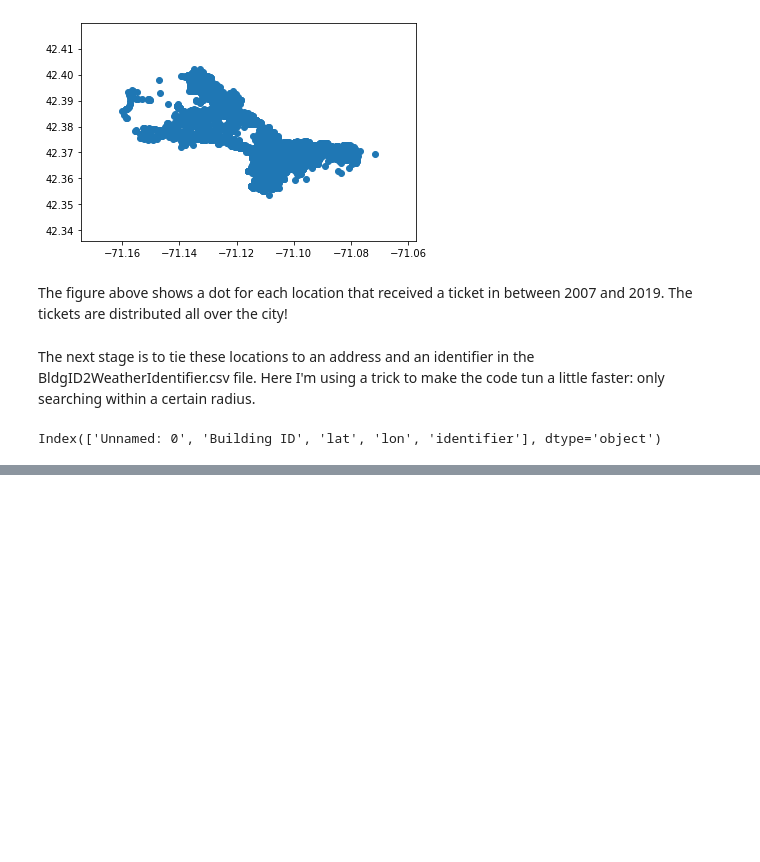
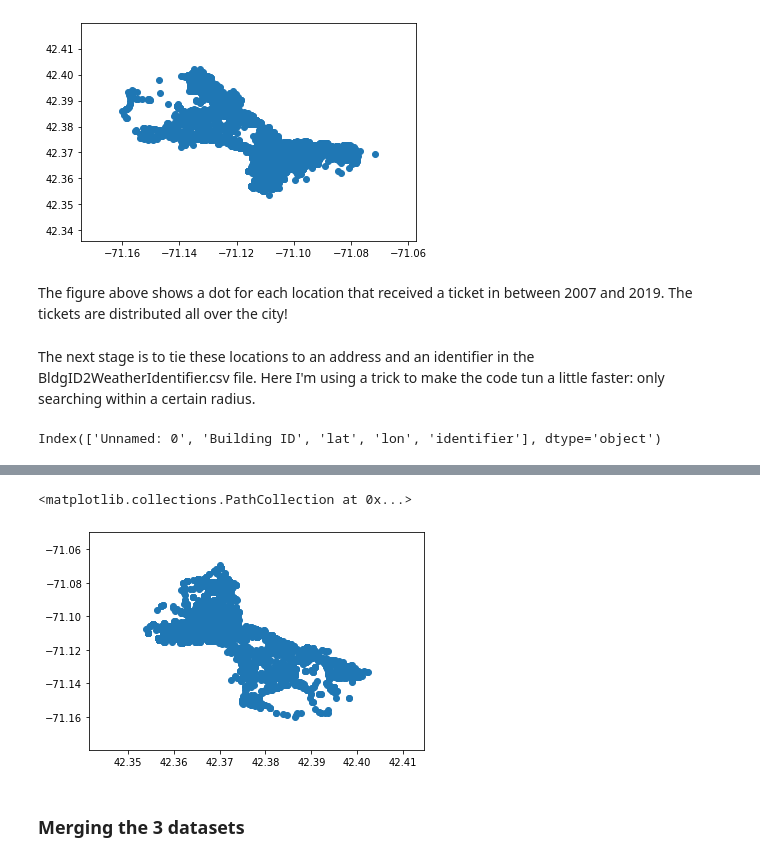
Before and after one commit to nbechor/SlipperySlope, a Jupyter notebook: notebooks/Notebook2ConnectingBuildingIDWithComplaintsAndTicketDataSets.ipynb, the cells around one changed output, grey strips where cells are left out. Saved outputs shown, nothing was run; the diff lists cells and outputs as text; code cells hidden in the pictures; blank space fills up the shorter version.

```diff
--- a/notebooks/Notebook2ConnectingBuildingIDWithComplaintsAndTicketDataSets.ipynb
+++ b/notebooks/Notebook2ConnectingBuildingIDWithComplaintsAndTicketDataSets.ipynb
@@ -136,0 +281,8 @@ KeyboardInterrupt:
+# %%
+complaints = pd.read_csv('/Users/nbechor/Insight/SlipperySlope/data/interim/Complaints_label.csv')
+plt.scatter(complaints['lat'],complaints['lon'])
+# %% [output]
+<matplotlib.collections.PathCollection at 0x...>
+[figure, added]
+# %% [markdown]
+### Merging the 3 datasets
```
Also changed, not shown: parts of 22 cells of this notebook, 12 other files.
